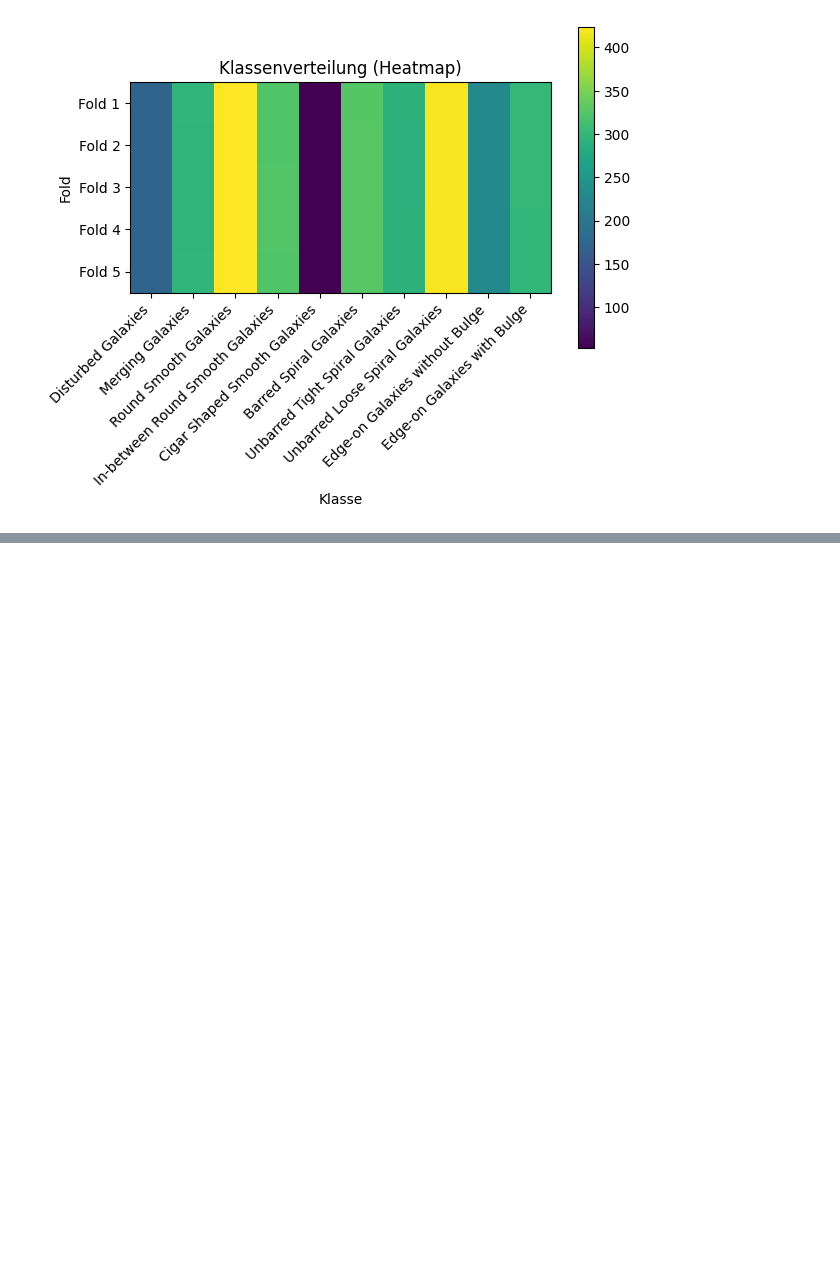
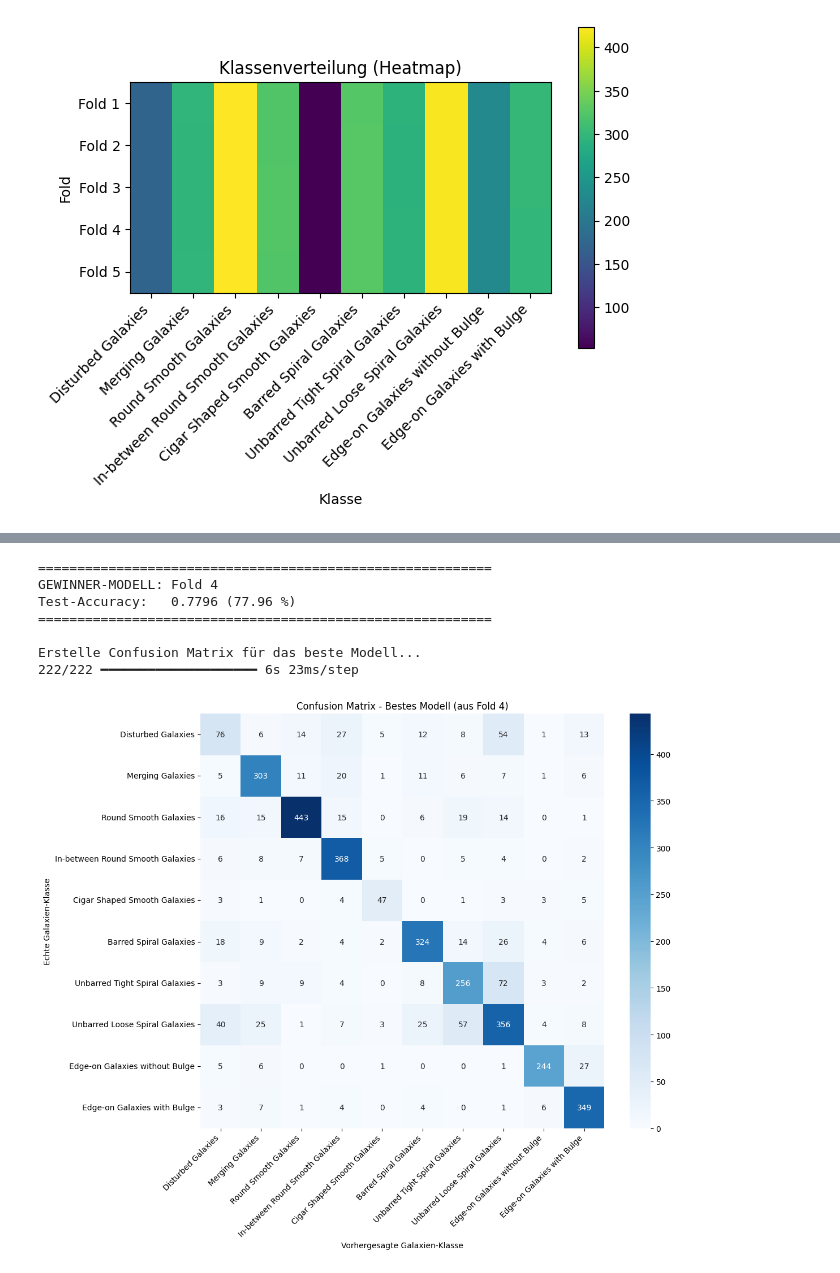
Before and after one commit to AlexanderNungesser/deep-learning, a Jupyter notebook: src/galaxy10-decals-milestone-1.ipynb, the cells around one changed output, grey strips where cells are left out. Cells and saved outputs as stored; diff of their text form; code cells hidden in the pictures; blank space fills up the shorter version.

```diff
--- a/src/galaxy10-decals-milestone-1.ipynb
+++ b/src/galaxy10-decals-milestone-1.ipynb
@@ -331,12 +441,20 @@ Epoch 1/10
 # %%
 test_accuracies = []
 
-# 'fold_model' statt 'model' als Loop-Variable, damit die äußere Variable
-# 'model' nicht überschrieben wird (Variable-Shadowing-Bug).
+print("Starte Evaluierung auf dem Test-Set...")
+
+test_gen = RAMDataGenerator(images_raw, labels, X_test, batch_size=BATCH_SIZE)
+
 for i, fold_model in enumerate(fold_models):
-    loss, acc = fold_model.evaluate(X[X_test], y[X_test], verbose=0)
+    print(f"\nEvaluiere Modell aus Fold {i + 1}...")
+
+    # 2. verbose=1 schaltet den Keras-Ladebalken ein, damit du siehst, dass etwas passiert!
+    loss, acc = fold_model.evaluate(test_gen, verbose=1)
+
     test_accuracies.append(acc)
-    print(f"Fold {i + 1} Test Accuracy: {acc:.4f}")
+    print(f"-> Ergebnis Fold {i + 1} - Test Accuracy: {acc:.4f}")
 
-print(f"\nDurchschnittliche Test Accuracy: {np.mean(test_accuracies):.4f}")
+print(f"\n{'='*40}")
+print(f"Durchschnittliche Test Accuracy: {np.mean(test_accuracies):.4f}")
 print(f"Standardabweichung:              {np.std(test_accuracies):.4f}")
+print(f"{'='*40}")
@@ -342,0 +479,48 @@ print(f"Standardabweichung:              {np.std(test_accuracies):.4f}")
+# %%
+# 1. Den Gewinner ermitteln!
+# np.argmax sucht uns automatisch den Index des höchsten Wertes in deiner Test-Accuracy-Liste
+best_fold_idx = np.argmax(test_accuracies)
+best_model = fold_models[best_fold_idx]
+
+print(f"{'='*58}")
+print(f"GEWINNER-MODELL: Fold {best_fold_idx + 1}")
+print(f"Test-Accuracy:   {test_accuracies[best_fold_idx]:.4f} ({(test_accuracies[best_fold_idx]*100):.2f} %)")
+print(f"{'='*58}\n")
+
+print("Erstelle Confusion Matrix für das beste Modell...")
+
+# 2. Vorhersagen NUR mit dem Gewinner-Modell machen
+# Das test_gen Objekt haben wir ja eine Zelle drüber bereits erstellt
+predictions = best_model.predict(test_gen)
+
+# 3. Höchste Wahrscheinlichkeit als finale Antwort wählen
+y_pred = np.argmax(predictions, axis=1)
+y_true = y[X_test]
+
+# 4. Matrix berechnen
+cm = confusion_matrix(y_true, y_pred)
+
+# 5. Plotten
+plt.figure(figsize=(12, 10))
+sns.heatmap(cm, annot=True, fmt='d', cmap='Blues',
+            xticklabels=[label_dict[i] for i in range(NUM_CLASSES)],
+            yticklabels=[label_dict[i] for i in range(NUM_CLASSES)])
+
+plt.title(f"Confusion Matrix - Bestes Modell (aus Fold {best_fold_idx + 1})")
+plt.ylabel("Echte Galaxien-Klasse")
+plt.xlabel("Vorhergesagte Galaxien-Klasse")
+
+plt.xticks(rotation=45, ha='right')
+plt.yticks(rotation=0)
+
+plt.tight_layout()
+plt.show()
+# %% [output]
+==========================================================
+GEWINNER-MODELL: Fold 4
+Test-Accuracy:   0.7796 (77.96 %)
+==========================================================
+
+Erstelle Confusion Matrix für das beste Modell...
+222/222 ━━━━━━━━━━━━━━━━━━━━ 6s 23ms/step
+[figure, added]
```
Also changed, not shown: parts of 10 cells of this notebook.
